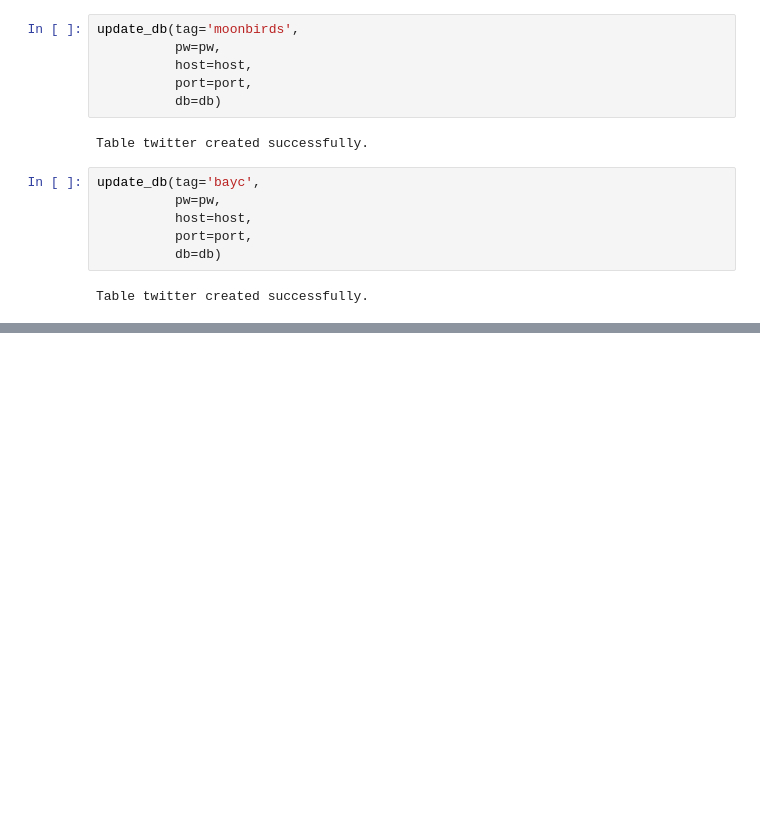
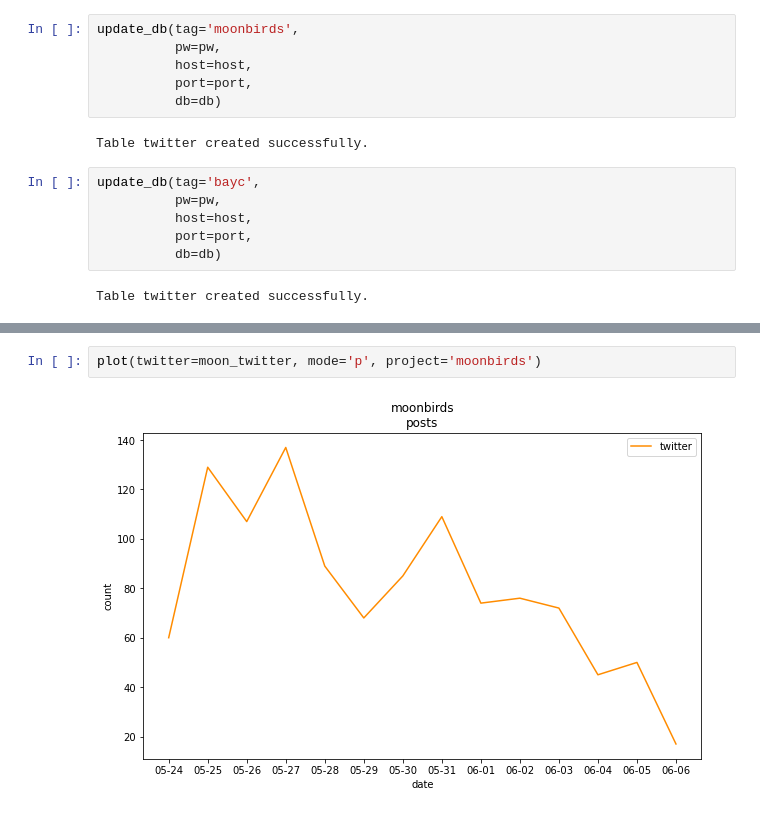
Before and after one commit to bastian1209/bc_2022, a Jupyter notebook: db.ipynb, the cells around one changed output, grey strips where cells are left out. Drawn from its saved outputs; the diff is of its cells as text; blank space fills up the shorter version.

```diff
--- a/db.ipynb
+++ b/db.ipynb
@@ -85,0 +222,4 @@ Table twitter created successfully.
+# %%
+plot(twitter=moon_twitter, mode='p', project='moonbirds')
+# %% [output]
+[figure, added]
```
Also changed, not shown: parts of 22 cells of this notebook.
